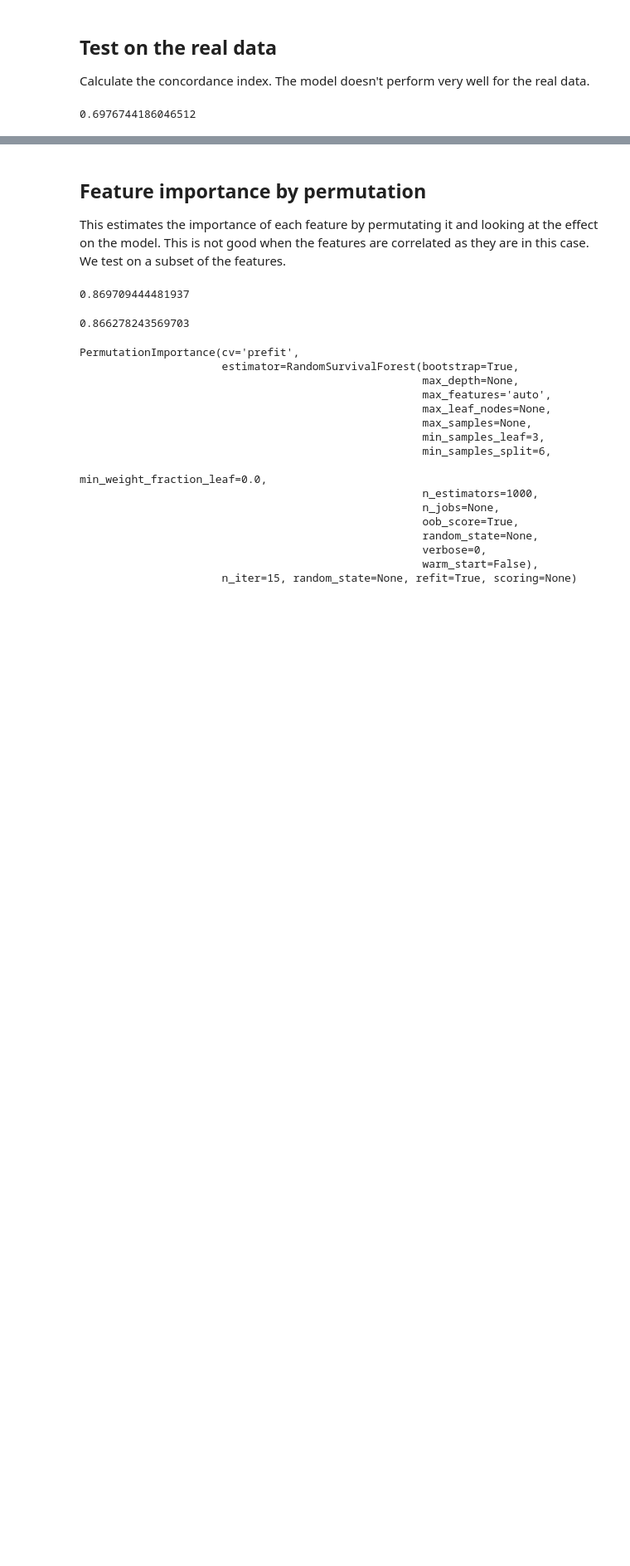
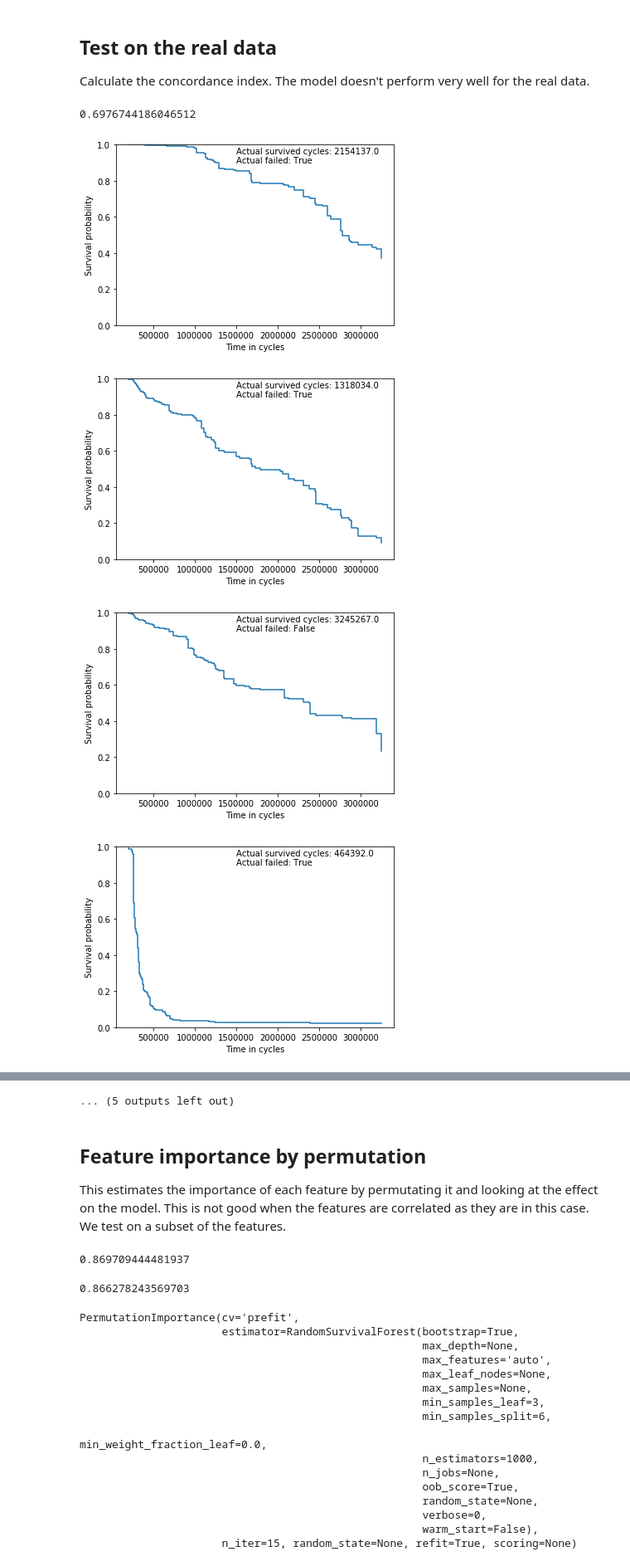
Before and after one commit to Marie-anneMawhin/Oct20_EPRI, a Jupyter notebook: Task3/NB/NB_data_modelling/random_survival_forest_simulated.ipynb, the cells around one changed output, grey strips where cells are left out. Shown: that part at 83% size. Cells and saved outputs as stored; diff of their text form; code cells hidden in the pictures; blank space fills up the shorter version.

```diff
--- a/Task3/NB/NB_data_modelling/random_survival_forest_simulated.ipynb
+++ b/Task3/NB/NB_data_modelling/random_survival_forest_simulated.ipynb
@@ -136,11 +134,31 @@ Calculate the concordance index. The model doesn't perform very well for the rea
 # %%
 data_real = pd.read_csv(os.path.join(os.path.dirname(os.getcwd()), '../Data/Merged_data/Survival_df.csv'),
                   index_col=0)
 
 real_x = data_real.iloc[:, 2:]
 real_y = data_real.iloc[:, 0:2]
 real_y_num = real_y.to_records(index=False)
 
-rsf.score(real_x,real_y_num)
+print(rsf.score(real_x,real_y_num))
+
+surv = rsf.predict_survival_function(real_x, return_array=False)
+
+i=0
+
+while i < real_x.shape[0]:
+    print()
+    fn = surv[i]
+    plt.step(fn.x, fn(fn.x), where="post")
+    plt.ylabel("Survival probability")
+    plt.xlabel("Time in cycles")
+    plt.ylim(0,1)
+    plt.text(1500000, 0.95, 'Actual survived cycles: '+str(real_y.iloc[i,1]))
+    plt.text(1500000, 0.90, 'Actual failed: '+str(real_y.iloc[i,0]))
+    plt.show()
+    i+=1
 # %% [output]
 0.6976744186046512
+[figure, added]
+[figure, added]
+[figure, added]
+[figure, added]
@@ -147,3 +172,4 @@ rsf.score(real_x,real_y_num)
+... (5 outputs left out)
 # %% [markdown]
 ## Feature importance by permutation
 
```
Also changed, not shown: parts of 5 cells of this notebook.
